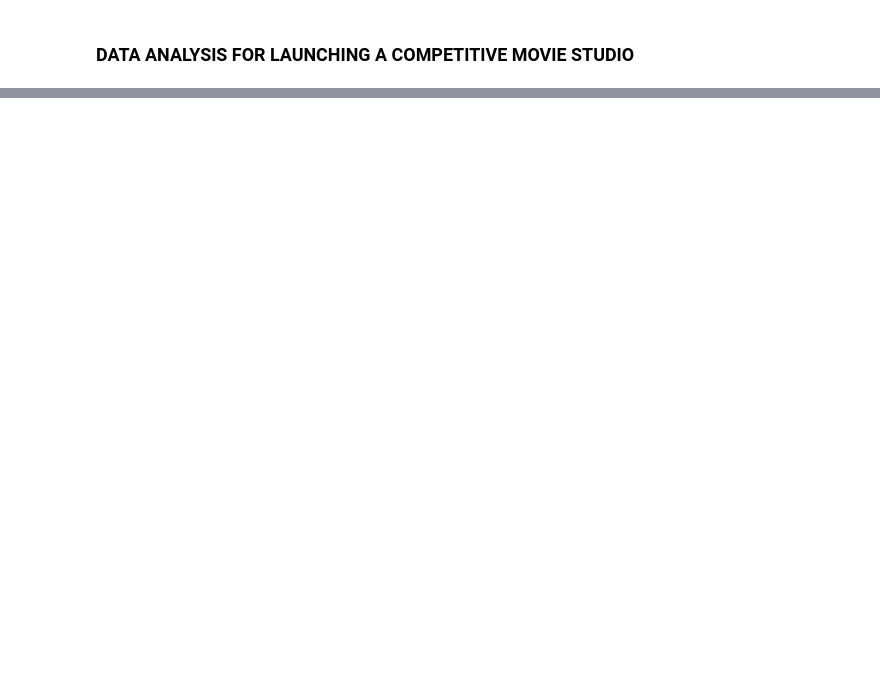
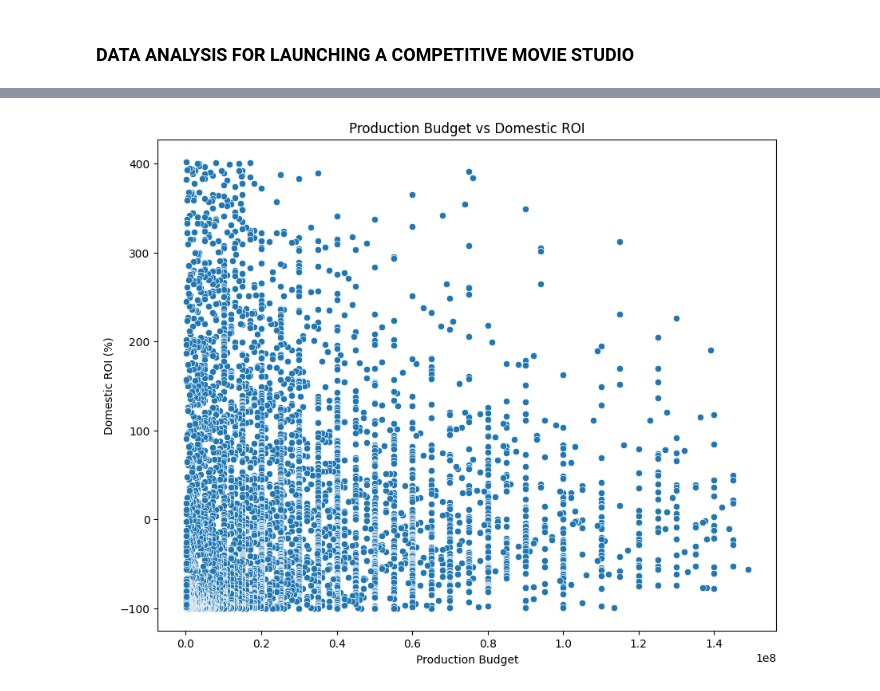
Before and after one commit to Sylvia-W-Mwangi/Phase_2_Project_G5, a Jupyter notebook: student.ipynb, the cells around one changed output, grey strips where cells are left out. Drawn from its saved outputs; the diff is of its cells as text; code cells hidden in the pictures; blank space fills up the shorter version.

```diff
--- a/student.ipynb
+++ b/student.ipynb
@@ -488,0 +532,12 @@ merged_df.to_csv("cleaned_movies_data.csv", index=False)
+# %%
+# scatter plot of films with a production budget of less than 1.5 million
+budget_gross_df_1 = budget_gross_df[budget_gross_df['production_budget'] < 150000000]
+# %%
+plt.figure(figsize=(10, 8))
+sns.scatterplot(x='production_budget', y='domestic_roi', data=budget_gross_df_1)
+plt.title('Production Budget vs Domestic ROI')
+plt.xlabel('Production Budget')
+plt.ylabel('Domestic ROI (%)')
+plt.show()
+# %% [output]
+[figure, added]
```
Also changed, not shown: parts of 125 cells of this notebook.
